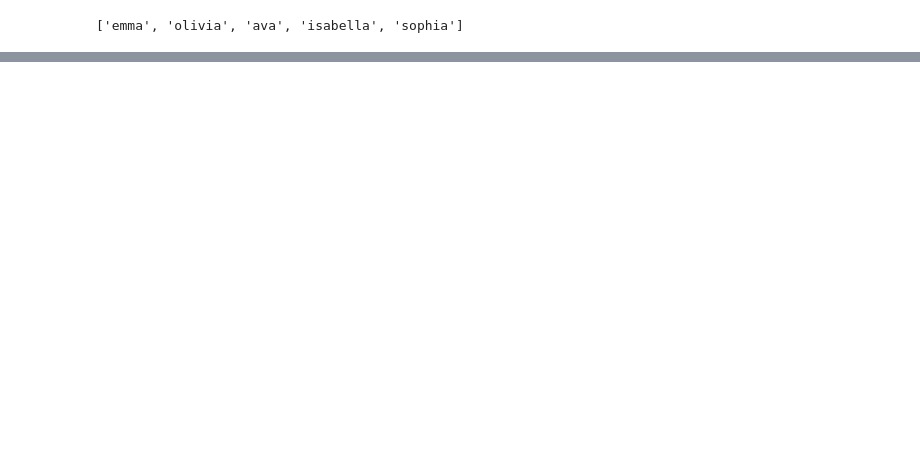
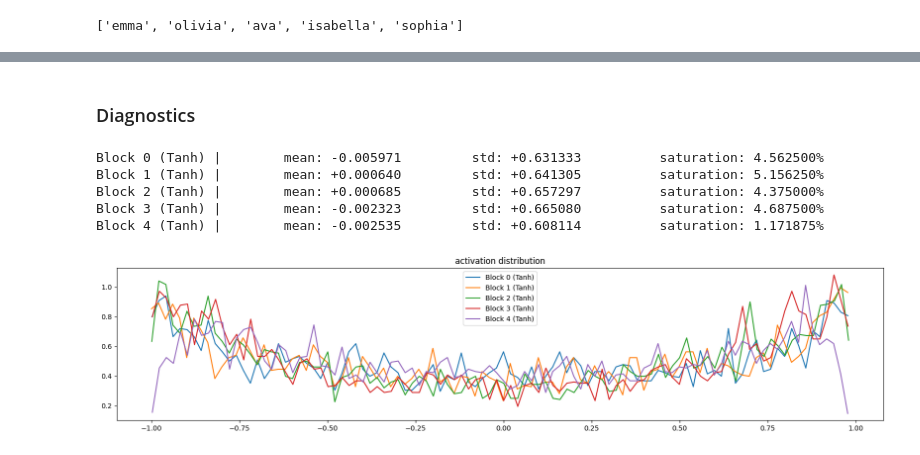
Before and after one commit to pvwoods/dl-experiments, a Jupyter notebook: karpathy/MLP_03.ipynb, the cells around one changed output, grey strips where cells are left out. Saved outputs shown, nothing was run; the diff lists cells and outputs as text; code cells hidden in the pictures; blank space fills up the shorter version.

Commit message:
bunch of diagnostics on the trained model

```diff
--- a/karpathy/MLP_03.ipynb
+++ b/karpathy/MLP_03.ipynb
@@ -104,7 +104,8 @@ class BatchNorm1d:
 class Tanh:
 
     def __call__(self, x):
-        return torch.tanh(x)
+        self.out = torch.tanh(x)
+        return self.out
 
     def parameters(self):
         return []
@@ -135,6 +136,10 @@ class Block:
         self.training = training
         for layer in self.layers:
             layer.training = training
+
+    def retain_grad(self):
+        for layer in self.layers:
+            layer.out.retain_grad()
 
     def parameters(self):
         return [p for layer in self.layers for p in layer.parameters()]
@@ -189,6 +194,13 @@ class Model:
             else:
                 layer.training = training
 
+    def retain_grad(self):
+        for layer in self.layers:
+            if isinstance(layer, Block):
+                layer.retain_grad()
+            else:
+                layer.out.retain_grad()
+
     def __call__(self, x):
         self.out = self.embedding_layer[x].view(-1, self.embedding_dims * self.block_size)
         for layer in self.layers:
@@ -282,0 +295,39 @@ merleelly
+# %% [markdown]
+### Diagnostics
+# %%
+# train needs to be true and we need to retain gradients for these diagnostics to work
+model.train(True)
+batch_ix = torch.randint(0, x_train.shape[0], (32,))
+logits = model(x_train[batch_ix])
+loss = F.cross_entropy(logits, y_train[batch_ix])
+model.retain_grad()
+model.zero_grad()
+loss.backward()
+# %%
+# training code
+plt.figure(figsize=(20,4))
+legends = []
+tanh_layers = []
+for mlayer in model.layers:
+    if isinstance(mlayer, Block):
+        for blayer in mlayer.layers:
+            if isinstance(blayer, Tanh):
+                tanh_layers.append(blayer)
+
+for i, layer in enumerate(tanh_layers):
+    t = layer.out
+    print(f"Block {i}\t({layer.__class__.__name__}) |\tmean: {t.mean():+4f}\t\tstd: {t.std():+4f}\t\tsaturation: {(t.abs() > 0.97).float().mean()*100:3f}%")
+    hy, hx = torch.histogram(t, density=True)
+    plt.plot(hx[:-1].detach(), hy.detach())
+    legends.append(f"Block {i} ({layer.__class__.__name__})")
+
+plt.title("activation distribution")
+plt.legend(legends)
+plt.plot();
+# %% [output]
+Block 0 (Tanh) |        mean: -0.005971         std: +0.631333          saturation: 4.562500%
+Block 1 (Tanh) |        mean: +0.000640         std: +0.641305          saturation: 5.156250%
+Block 2 (Tanh) |        mean: +0.000685         std: +0.657297          saturation: 4.375000%
+Block 3 (Tanh) |        mean: -0.002323         std: +0.665080          saturation: 4.687500%
+Block 4 (Tanh) |        mean: -0.002535         std: +0.608114          saturation: 1.171875%
+[figure, added]
```
Also changed, not shown: parts of 5 cells of this notebook.
